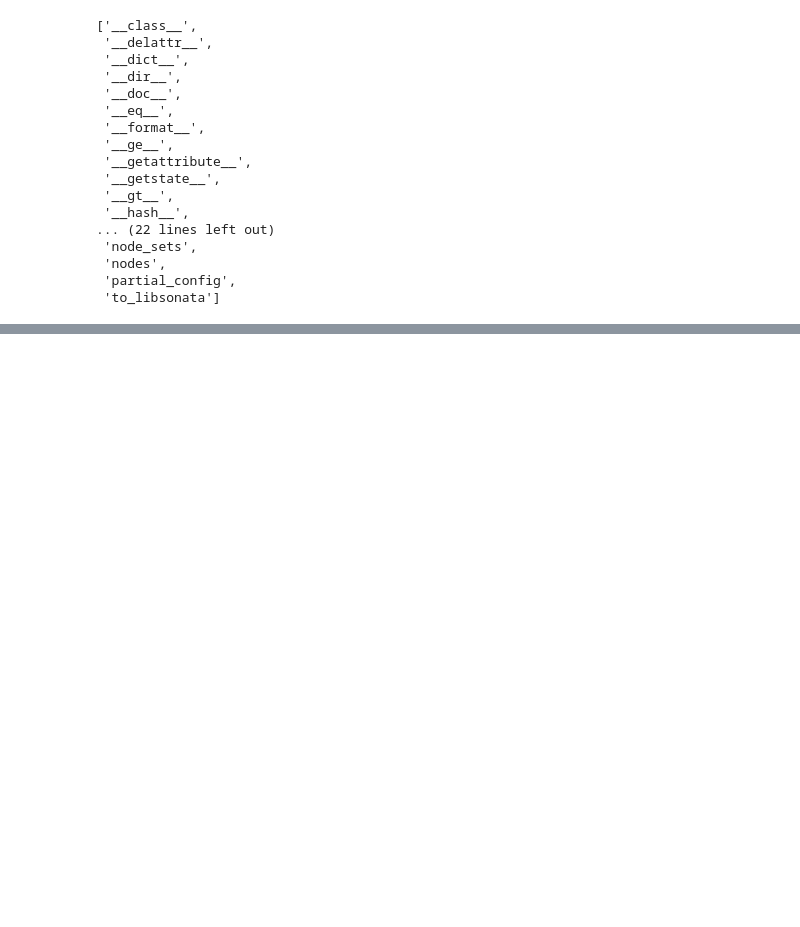
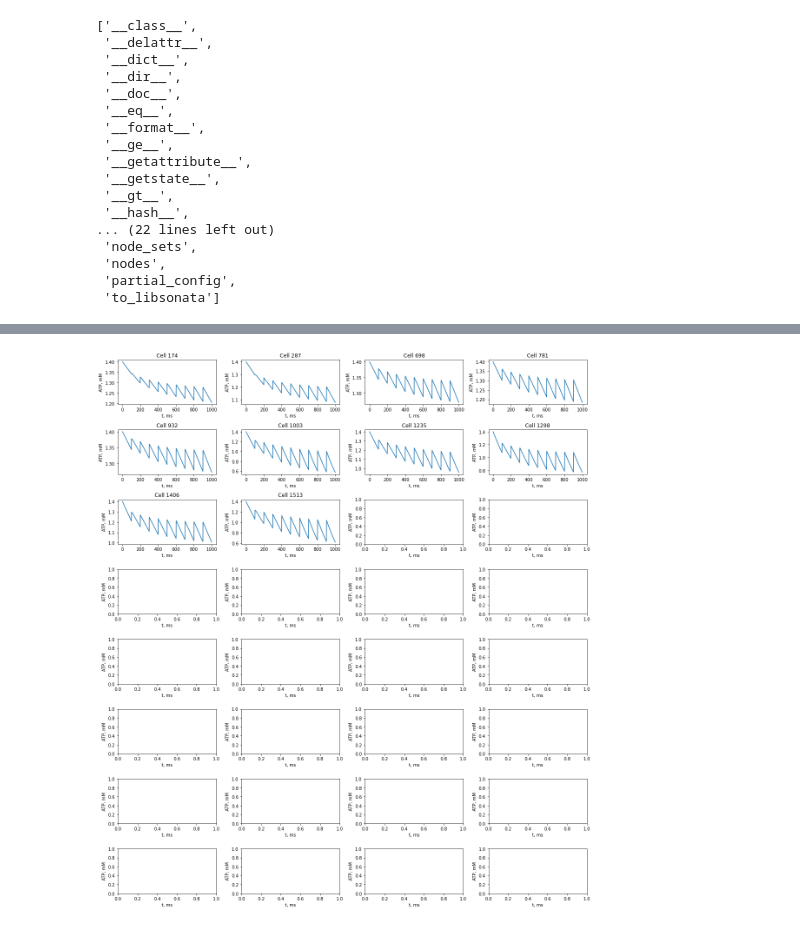
Before and after one commit to BlueBrain/MultiscaleRun, a Jupyter notebook: postproc.ipynb, the cells around one changed output, grey strips where cells are left out. Saved outputs shown, nothing was run; the diff lists cells and outputs as text; code cells hidden in the pictures; blank space fills up the shorter version.

```diff
--- a/postproc.ipynb
+++ b/postproc.ipynb
@@ -170,0 +188,23 @@ fig.tight_layout()
+# %%
+fig, axs = plt.subplots(8, 4, figsize=(16, 18))
+
+for c, id in enumerate(snap_report_ATPConcAllCmps_pop.node_ids):
+    x = c % 4
+    y = c // 4
+    axs[y, x].plot(
+        snap_report_ATPConcAllCmps_pop.get(
+            group=snap_report_ATPConcAllCmps_pop.node_ids[c],
+            t_start=snap_sim.time_start,
+            t_stop=snap_sim.time_stop,
+        )
+    )
+    axs[y, x].set_title(f"Cell {id}")
+
+for ax in axs.flat:
+    ax.set(xlabel="t, ms", ylabel="ATP, mM")
+
+fig.tight_layout()
+
+#plt.savefig("./RESULTS/ATPConc.pdf")
+# %% [output]
+[figure, added]
```
Also changed, not shown: parts of 11 cells of this notebook, 7 other files.
